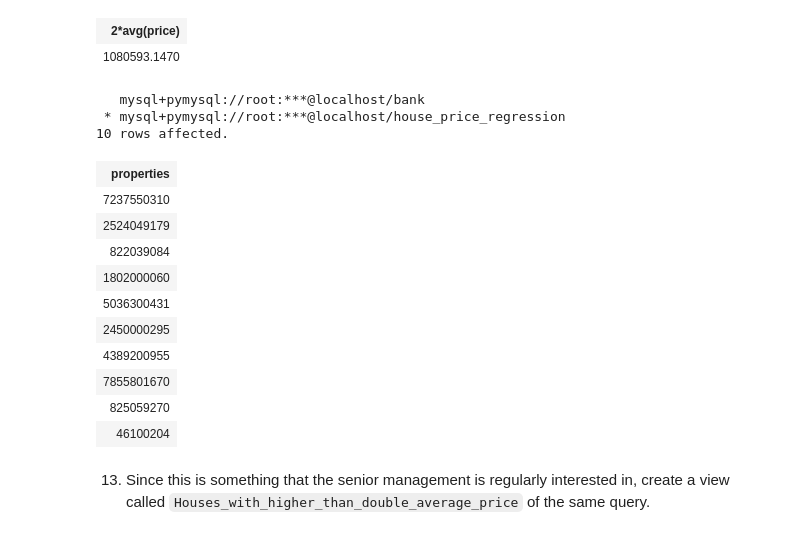
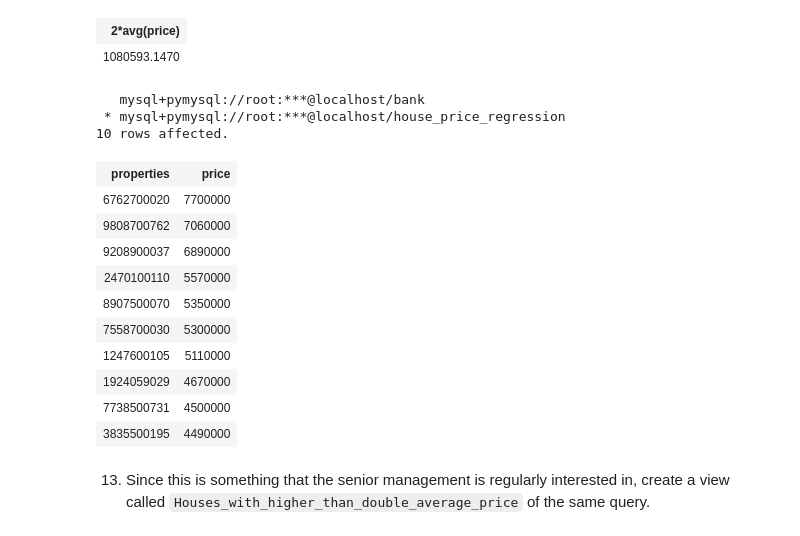
Before and after one commit to andreaevrard/EY_data_mid_bootcamp_project-regression_group_2, a Jupyter notebook: sql_queries/sql_queries_mid_project.ipynb, the cells around one changed output. Cells and saved outputs as stored; diff of their text form; code cells hidden in the pictures.

```diff
--- a/sql_queries/sql_queries_mid_project.ipynb
+++ b/sql_queries/sql_queries_mid_project.ipynb
@@ -361,24 +380,25 @@ select 2*avg(price) from house_price_data;
 | 1080593.1470 |
 # %%
 %%sql
-select id as properties from house_price_data
+select id as properties, price from house_price_data
 where price>(select 2*avg(price) from house_price_data)
+order by price desc
 limit 10;
 # %% [output]
    mysql+pymysql://root:***@localhost/bank
  * mysql+pymysql://root:***@localhost/house_price_regression
 10 rows affected.
-| properties |
-| 7237550310 |
-| 2524049179 |
-| 822039084 |
-| 1802000060 |
-| 5036300431 |
-| 2450000295 |
-| 4389200955 |
-| 7855801670 |
-| 825059270 |
-| 46100204 |
+| properties | price |
+| 6762700020 | 7700000 |
+| 9808700762 | 7060000 |
+| 9208900037 | 6890000 |
+| 2470100110 | 5570000 |
+| 8907500070 | 5350000 |
+| 7558700030 | 5300000 |
+| 1247600105 | 5110000 |
+| 1924059029 | 4670000 |
+| 7738500731 | 4500000 |
+| 3835500195 | 4490000 |
 # %% [markdown]
 13. Since this is something that the senior management is regularly interested in, create a view called `Houses_with_higher_than_double_average_price` of the same query.
 # %%
```
Also changed, not shown: parts of 10 cells of this notebook, 4 other files.
